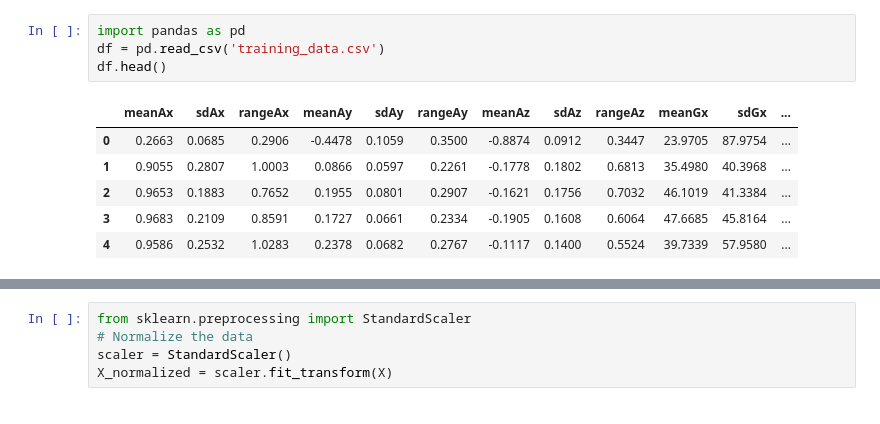
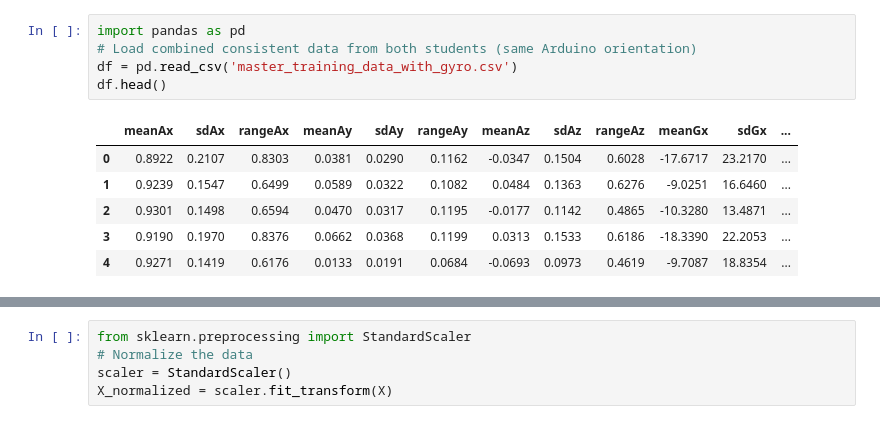
Before and after one commit to sanga5/IAB330, a Jupyter notebook: rpi_application_code/SVM.ipynb, the cells around one changed output, grey strips where cells are left out. Drawn from its saved outputs; the diff is of its cells as text.

Commit message:
new model including everyones data

```diff
--- a/rpi_application_code/SVM.ipynb
+++ b/rpi_application_code/SVM.ipynb
@@ -1,11 +1,12 @@
 # %%
 import pandas as pd
-df = pd.read_csv('training_data.csv')
+# Load combined consistent data from both students (same Arduino orientation)
+df = pd.read_csv('master_training_data_with_gyro.csv')
 df.head()
 # %% [output]
 |  | meanAx | sdAx | rangeAx | meanAy | sdAy | rangeAy | meanAz | sdAz | rangeAz | meanGx | sdGx | ... |
-| 0 | 0.2663 | 0.0685 | 0.2906 | -0.4478 | 0.1059 | 0.3500 | -0.8874 | 0.0912 | 0.3447 | 23.9705 | 87.9754 | ... |
-| 1 | 0.9055 | 0.2807 | 1.0003 | 0.0866 | 0.0597 | 0.2261 | -0.1778 | 0.1802 | 0.6813 | 35.4980 | 40.3968 | ... |
-| 2 | 0.9653 | 0.1883 | 0.7652 | 0.1955 | 0.0801 | 0.2907 | -0.1621 | 0.1756 | 0.7032 | 46.1019 | 41.3384 | ... |
-| 3 | 0.9683 | 0.2109 | 0.8591 | 0.1727 | 0.0661 | 0.2334 | -0.1905 | 0.1608 | 0.6064 | 47.6685 | 45.8164 | ... |
-| 4 | 0.9586 | 0.2532 | 1.0283 | 0.2378 | 0.0682 | 0.2767 | -0.1117 | 0.1400 | 0.5524 | 39.7339 | 57.9580 | ... |
+| 0 | 0.8922 | 0.2107 | 0.8303 | 0.0381 | 0.0290 | 0.1162 | -0.0347 | 0.1504 | 0.6028 | -17.6717 | 23.2170 | ... |
+| 1 | 0.9239 | 0.1547 | 0.6499 | 0.0589 | 0.0322 | 0.1082 | 0.0484 | 0.1363 | 0.6276 | -9.0251 | 16.6460 | ... |
+| 2 | 0.9301 | 0.1498 | 0.6594 | 0.0470 | 0.0317 | 0.1195 | -0.0177 | 0.1142 | 0.4865 | -10.3280 | 13.4871 | ... |
+| 3 | 0.9190 | 0.1970 | 0.8376 | 0.0662 | 0.0368 | 0.1199 | 0.0313 | 0.1533 | 0.6186 | -18.3390 | 22.2053 | ... |
+| 4 | 0.9271 | 0.1419 | 0.6176 | 0.0133 | 0.0191 | 0.0684 | -0.0693 | 0.0973 | 0.4619 | -9.7087 | 18.8354 | ... |
```
Also changed, not shown: parts of 9 cells of this notebook, 2 other files.
